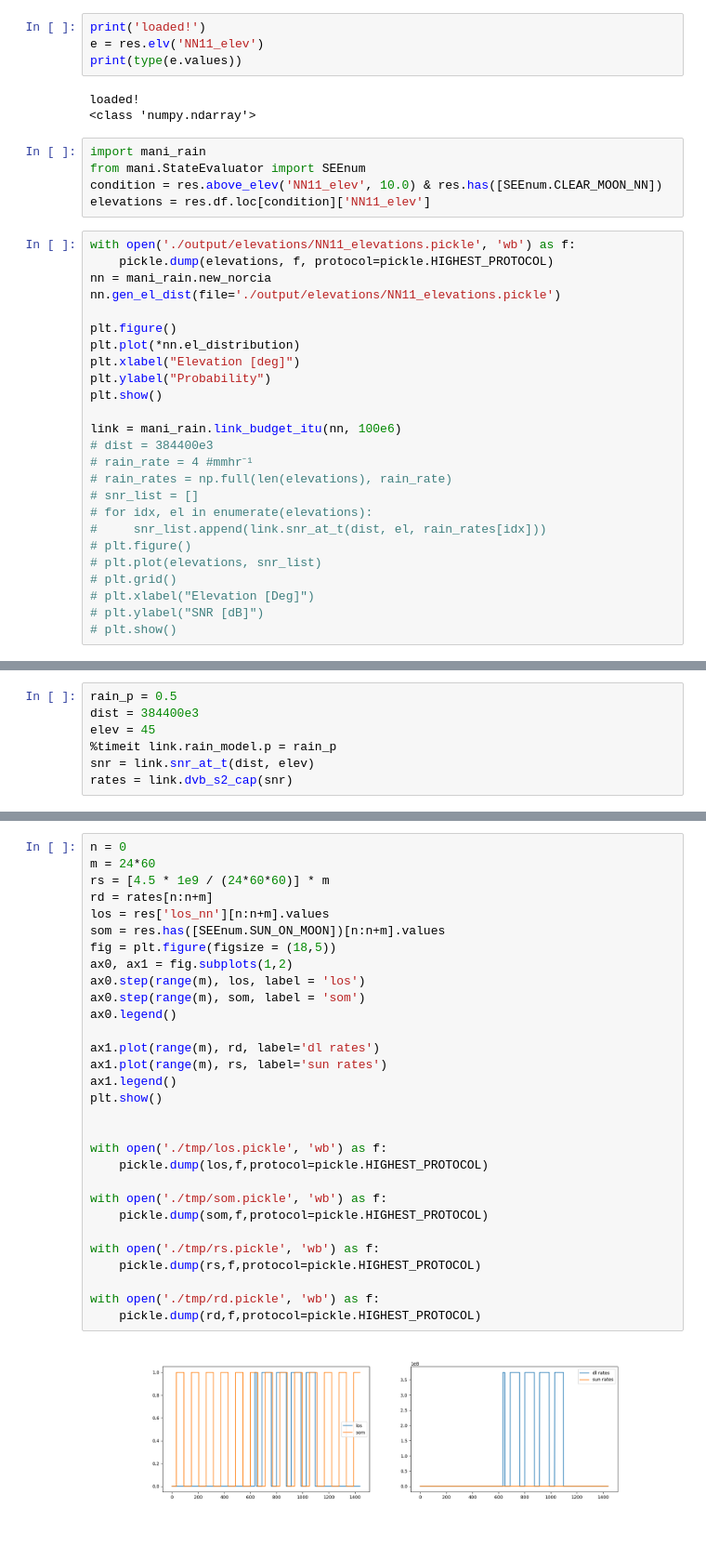
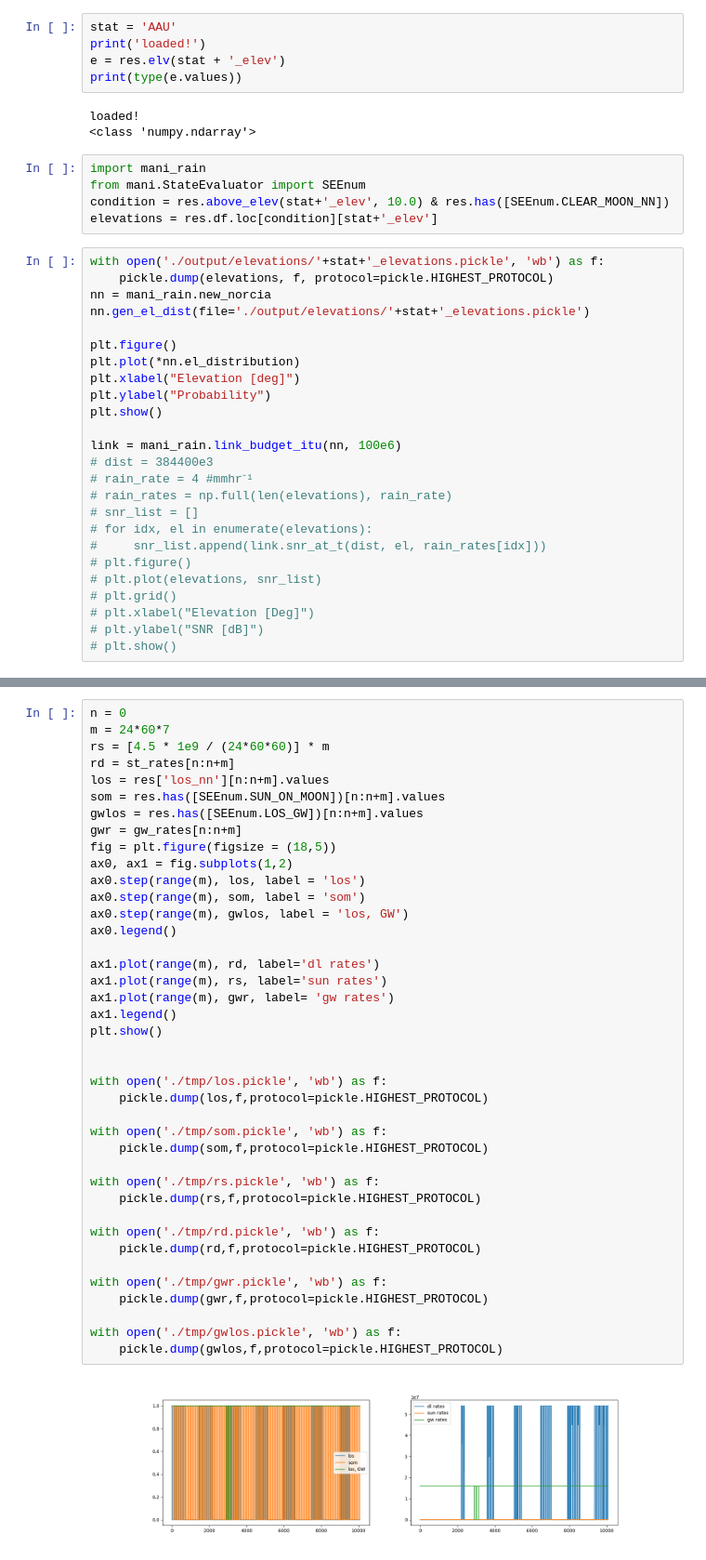
Before and after one commit to mani-sat/GODOTWork, a Jupyter notebook: rain_estimated.ipynb, the cells around one changed output, grey strips where cells are left out. Shown at 93% size. Drawn from its saved outputs; the diff is of its cells as text.

```diff
--- a/rain_estimated.ipynb
+++ b/rain_estimated.ipynb
@@ -26,8 +26,9 @@ with open(filename, 'rb') as f:
     res = pickle.load(f)
 res.add_los_coloumns()
 # %%
+stat = 'AAU'
 print('loaded!')
-e = res.elv('NN11_elev')
+e = res.elv(stat + '_elev')
 print(type(e.values))
 # %% [output]
 loaded!
@@ -35,13 +36,13 @@ loaded!
 # %%
 import mani_rain
 from mani.StateEvaluator import SEEnum
-condition = res.above_elev('NN11_elev', 10.0) & res.has([SEEnum.CLEAR_MOON_NN])
-elevations = res.df.loc[condition]['NN11_elev']
+condition = res.above_elev(stat+'_elev', 10.0) & res.has([SEEnum.CLEAR_MOON_NN])
+elevations = res.df.loc[condition][stat+'_elev']
 # %%
-with open('./output/elevations/NN11_elevations.pickle', 'wb') as f:
+with open('./output/elevations/'+stat+'_elevations.pickle', 'wb') as f:
     pickle.dump(elevations, f, protocol=pickle.HIGHEST_PROTOCOL)
 nn = mani_rain.new_norcia
-nn.gen_el_dist(file='./output/elevations/NN11_elevations.pickle')
+nn.gen_el_dist(file='./output/elevations/'+stat+'_elevations.pickle')
 
 plt.figure()
 plt.plot(*nn.el_distribution)
@@ -67,7 +67,0 @@ link = mani_rain.link_budget_itu(nn, 100e6)
-# %%
-rain_p = 0.5
-dist = 384400e3
-elev = 45
-%timeit link.rain_model.p = rain_p
-snr = link.snr_at_t(dist, elev)
-rates = link.dvb_s2_cap(snr)
@@ -193,32 +180,42 @@ print(idx / len(condition))
 # %%
 n = 0
-m = 24*60
+m = 24*60*7
 rs = [4.5 * 1e9 / (24*60*60)] * m
-rd = rates[n:n+m]
+rd = st_rates[n:n+m]
 los = res['los_nn'][n:n+m].values
 som = res.has([SEEnum.SUN_ON_MOON])[n:n+m].values
+gwlos = res.has([SEEnum.LOS_GW])[n:n+m].values
+gwr = gw_rates[n:n+m]
 fig = plt.figure(figsize = (18,5))
 ax0, ax1 = fig.subplots(1,2)
 ax0.step(range(m), los, label = 'los')
 ax0.step(range(m), som, label = 'som')
+ax0.step(range(m), gwlos, label = 'los, GW')
 ax0.legend()
 
 ax1.plot(range(m), rd, label='dl rates')
 ax1.plot(range(m), rs, label='sun rates')
+ax1.plot(range(m), gwr, label= 'gw rates')
 ax1.legend()
 plt.show()
 
 
 with open('./tmp/los.pickle', 'wb') as f:
     pickle.dump(los,f,protocol=pickle.HIGHEST_PROTOCOL)
 
 with open('./tmp/som.pickle', 'wb') as f:
     pickle.dump(som,f,protocol=pickle.HIGHEST_PROTOCOL)
 
 with open('./tmp/rs.pickle', 'wb') as f:
     pickle.dump(rs,f,protocol=pickle.HIGHEST_PROTOCOL)
 
 with open('./tmp/rd.pickle', 'wb') as f:
     pickle.dump(rd,f,protocol=pickle.HIGHEST_PROTOCOL)
+
+with open('./tmp/gwr.pickle', 'wb') as f:
+    pickle.dump(gwr,f,protocol=pickle.HIGHEST_PROTOCOL)
+
+with open('./tmp/gwlos.pickle', 'wb') as f:
+    pickle.dump(gwlos,f,protocol=pickle.HIGHEST_PROTOCOL)
 # %% [output]
-[figure, old version]
+[figure, new version]
```
Also changed, not shown: parts of 15 cells of this notebook, 3 other files.
